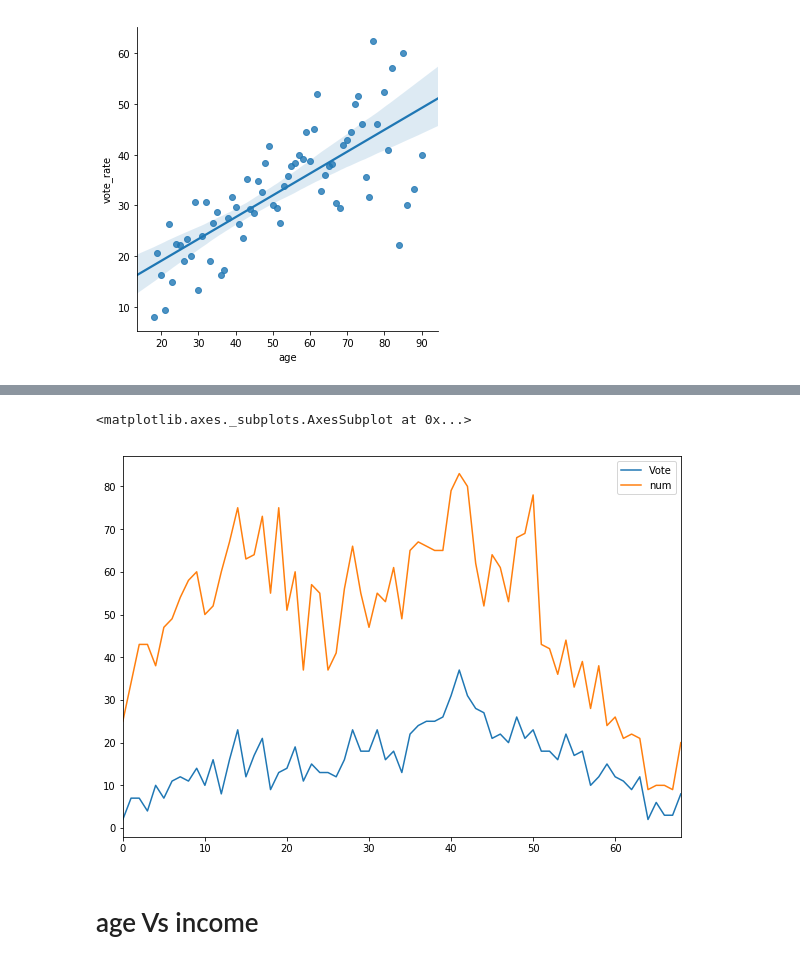
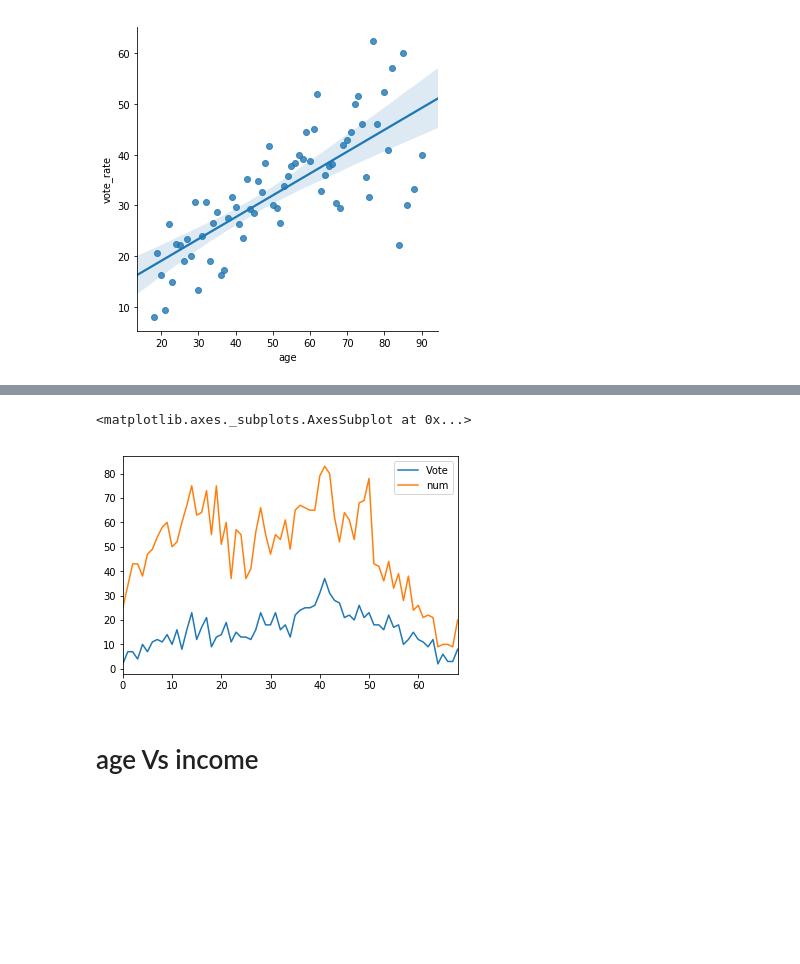
Before and after one commit to wangdianyh/trump-4703, a Jupyter notebook: Trump.ipynb, the cells around one changed output, grey strips where cells are left out. Drawn from its saved outputs; the diff is of its cells as text; code cells hidden in the pictures; blank space fills up the shorter version.

```diff
--- a/Trump.ipynb
+++ b/Trump.ipynb
@@ -158,10 +158,10 @@ Covariance Type:            nonrobust
 Warnings:
 [1] Standard Errors assume that the covariance matrix of the errors is correctly specified.
 # %%
-df_vote[['Vote', 'num']].plot(figsize=(10, 7))
+df_vote[['Vote', 'num']].plot()
 # %% [output]
 <matplotlib.axes._subplots.AxesSubplot at 0x...>
-[figure, old version]
+[figure, new version]
 # %% [markdown]
 # age Vs income
 # %%
```
Also changed, not shown: parts of 16 cells of this notebook.
